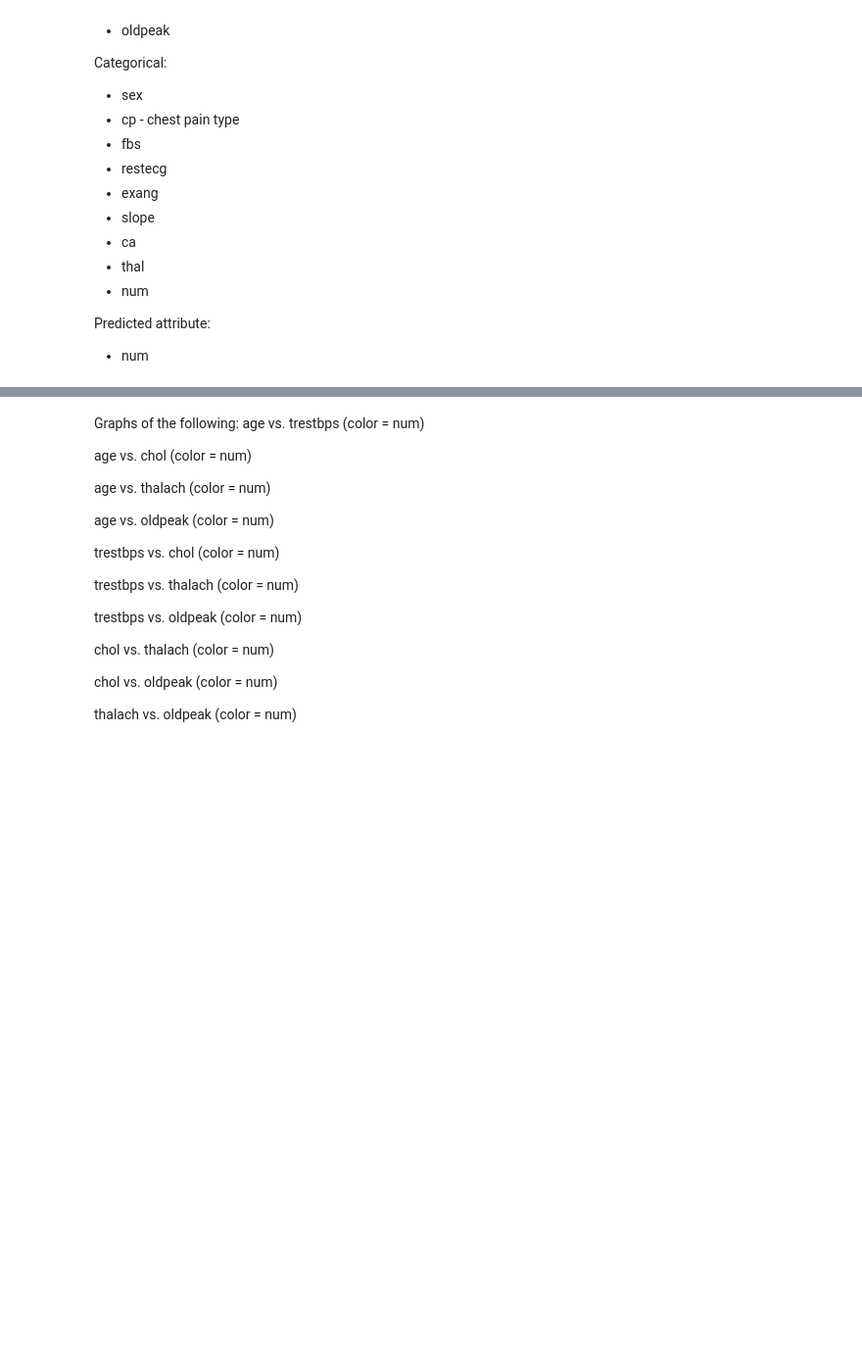
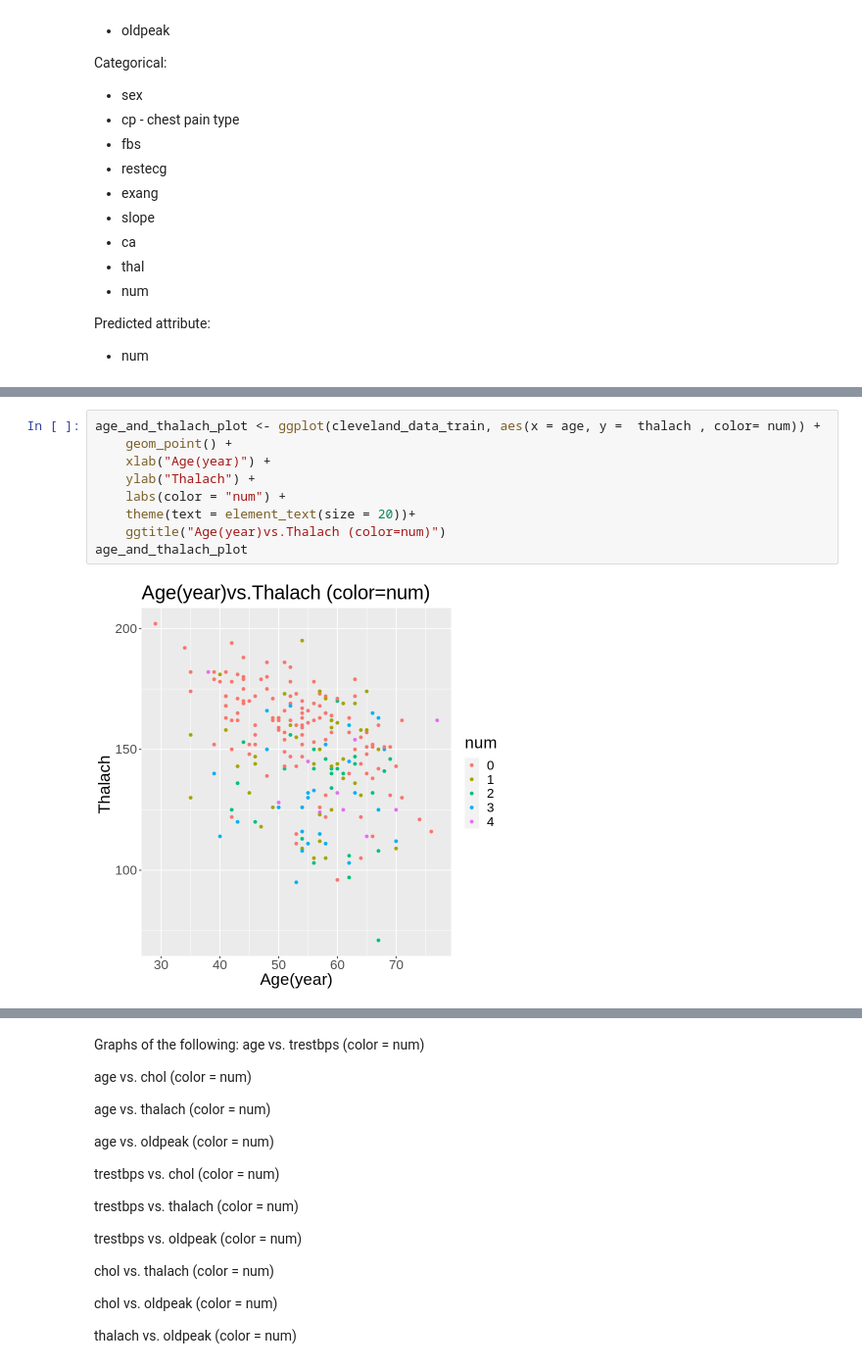
Before and after one commit to duffydu/dsci100-project, a Jupyter notebook: Test.ipynb, the cells around one changed output, grey strips where cells are left out. Shown at 98% size. Cells and saved outputs as stored; diff of their text form; blank space fills up the shorter version.

```diff
--- a/Test.ipynb
+++ b/Test.ipynb
@@ -105,0 +211,11 @@ A spec_tbl_df: 303 × 14
+# %%
+age_and_thalach_plot <- ggplot(cleveland_data_train, aes(x = age, y =  thalach , color= num)) +
+    geom_point() +
+    xlab("Age(year)") +
+    ylab("Thalach") +
+    labs(color = "num") +
+    theme(text = element_text(size = 20))+
+    ggtitle("Age(year)vs.Thalach (color=num)")
+age_and_thalach_plot
+# %% [output]
+[figure, added]
```
Also changed, not shown: parts of 32 cells of this notebook.
